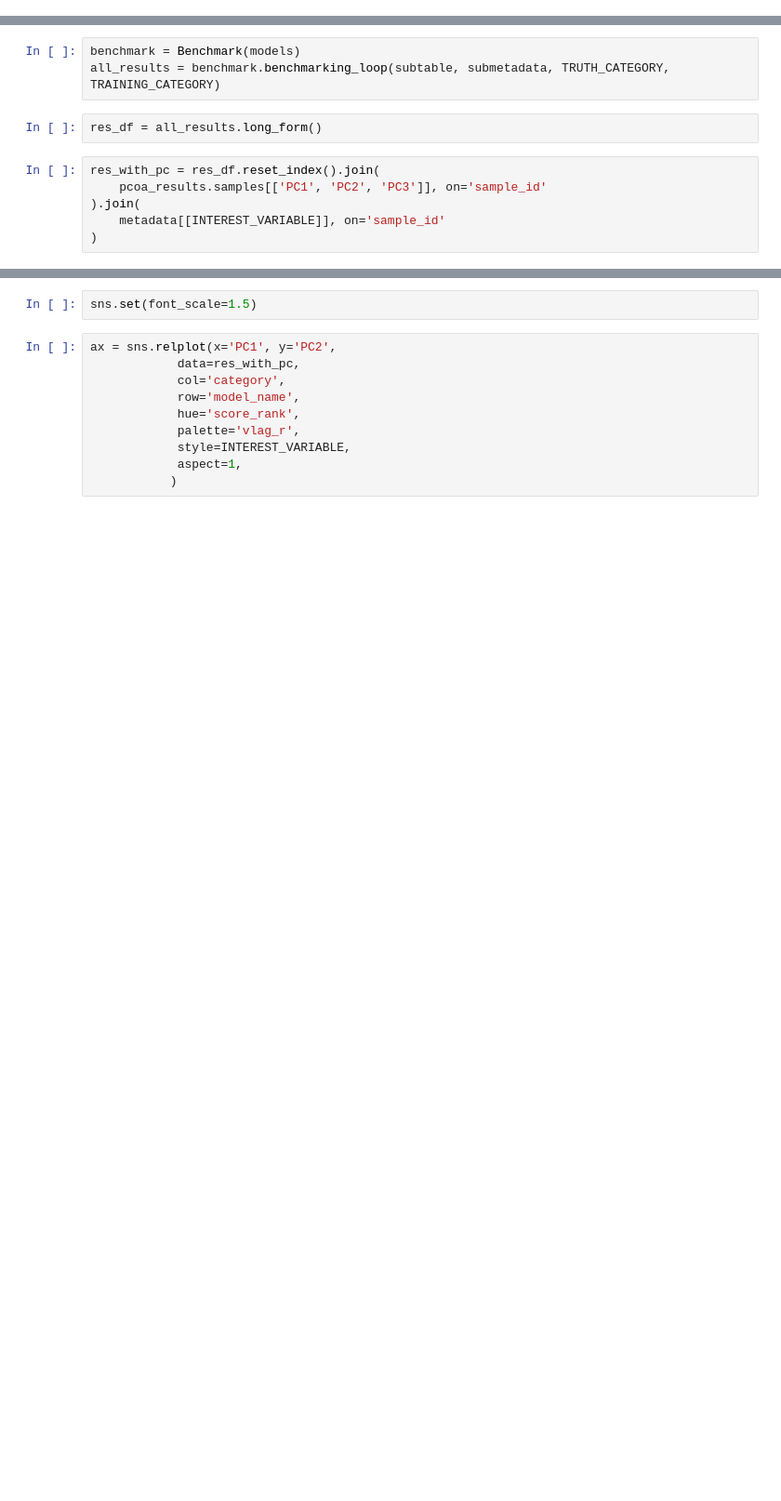
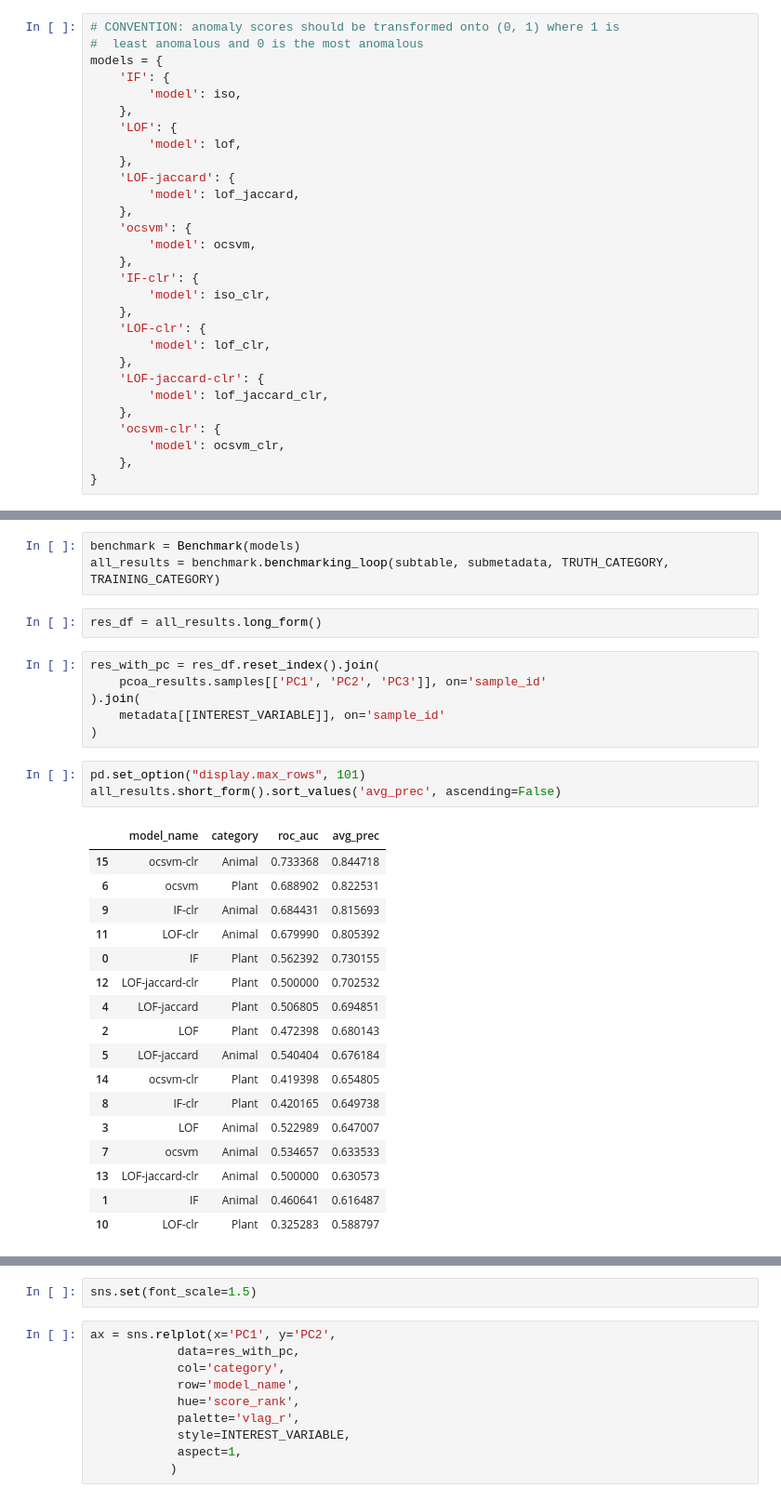
Before and after one commit to gwarmstrong/q2-anomaly-detection, a Jupyter notebook: notebooks/diet-intervention-benchmark.ipynb, the cells around one changed output, grey strips where cells are left out. Shown at 93% size. Drawn from its saved outputs; the diff is of its cells as text; blank space fills up the shorter version.

```diff
--- a/notebooks/diet-intervention-benchmark.ipynb
+++ b/notebooks/diet-intervention-benchmark.ipynb
@@ -15 +84,30 @@ from q2_anomaly_detection.benchmark import Benchmark
+# %%
+# CONVENTION: anomaly scores should be transformed onto (0, 1) where 1 is
+#  least anomalous and 0 is the most anomalous
+models = {
+    'IF': {
+        'model': iso,
+    },
+    'LOF': {
+        'model': lof,
+    },
+    'LOF-jaccard': {
+        'model': lof_jaccard,
+    },
+    'ocsvm': {
+        'model': ocsvm,
+    },
+    'IF-clr': {
+        'model': iso_clr,
+    },
+    'LOF-clr': {
+        'model': lof_clr,
+    },
+    'LOF-jaccard-clr': {
+        'model': lof_jaccard_clr,
+    },
+    'ocsvm-clr': {
+        'model': ocsvm_clr,
+    },
+}
 # %%
@@ -177,6 +245,27 @@ res_with_pc = res_df.reset_index().join(
 ).join(
     metadata[[INTEREST_VARIABLE]], on='sample_id'
 )
+# %%
+pd.set_option("display.max_rows", 101)
+all_results.short_form().sort_values('avg_prec', ascending=False)
+# %% [output]
+|  | model_name | category | roc_auc | avg_prec |
+| 15 | ocsvm-clr | Animal | 0.733368 | 0.844718 |
+| 6 | ocsvm | Plant | 0.688902 | 0.822531 |
+| 9 | IF-clr | Animal | 0.684431 | 0.815693 |
+| 11 | LOF-clr | Animal | 0.679990 | 0.805392 |
+| 0 | IF | Plant | 0.562392 | 0.730155 |
+| 12 | LOF-jaccard-clr | Plant | 0.500000 | 0.702532 |
+| 4 | LOF-jaccard | Plant | 0.506805 | 0.694851 |
+| 2 | LOF | Plant | 0.472398 | 0.680143 |
+| 5 | LOF-jaccard | Animal | 0.540404 | 0.676184 |
+| 14 | ocsvm-clr | Plant | 0.419398 | 0.654805 |
+| 8 | IF-clr | Plant | 0.420165 | 0.649738 |
+| 3 | LOF | Animal | 0.522989 | 0.647007 |
+| 7 | ocsvm | Animal | 0.534657 | 0.633533 |
+| 13 | LOF-jaccard-clr | Animal | 0.500000 | 0.630573 |
+| 1 | IF | Animal | 0.460641 | 0.616487 |
+| 10 | LOF-clr | Plant | 0.325283 | 0.588797 |
 # %%
 plt.subplots(figsize=(10, 5))
 sns.scatterplot('PC1', 'PC2',
```
Also changed, not shown: parts of 20 cells of this notebook.
